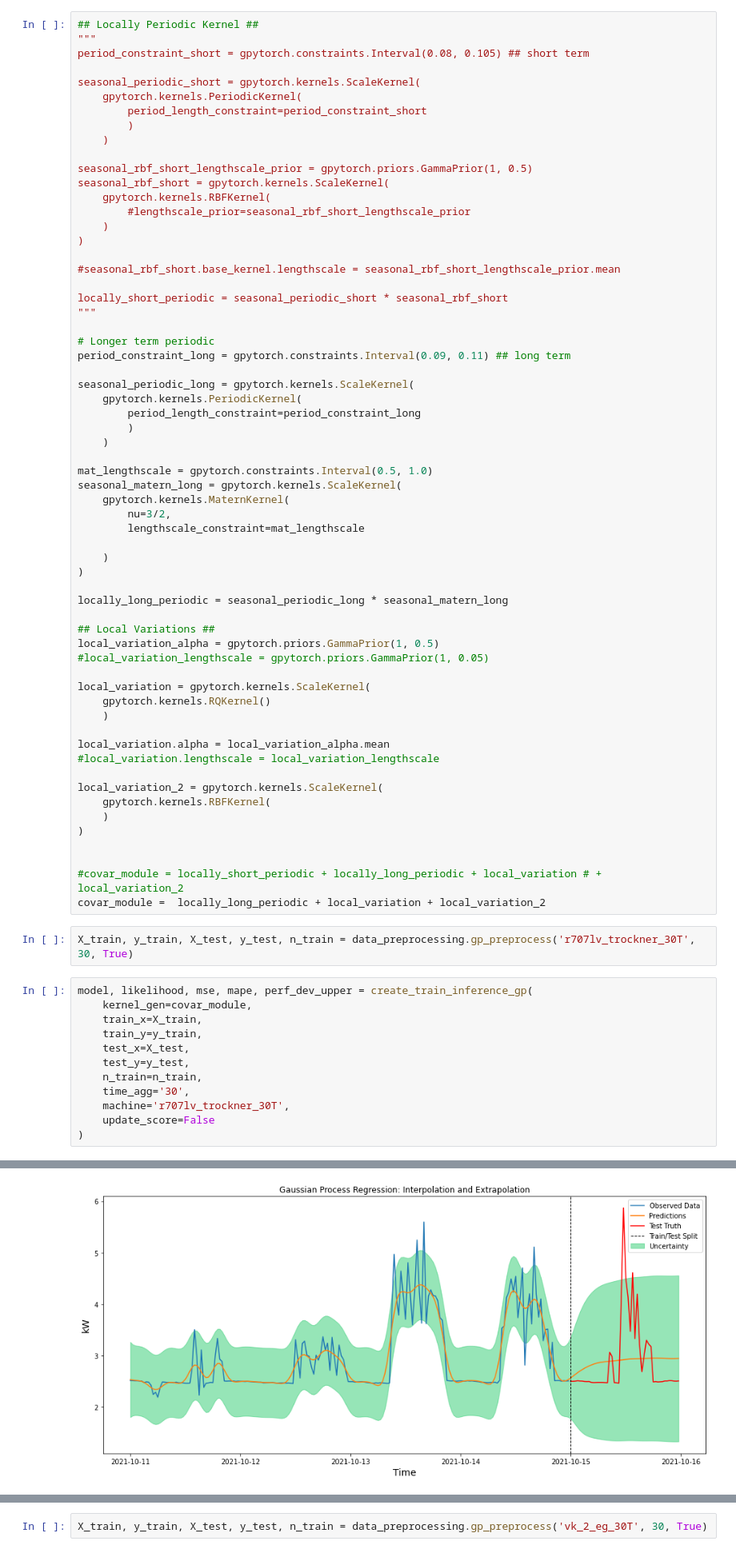
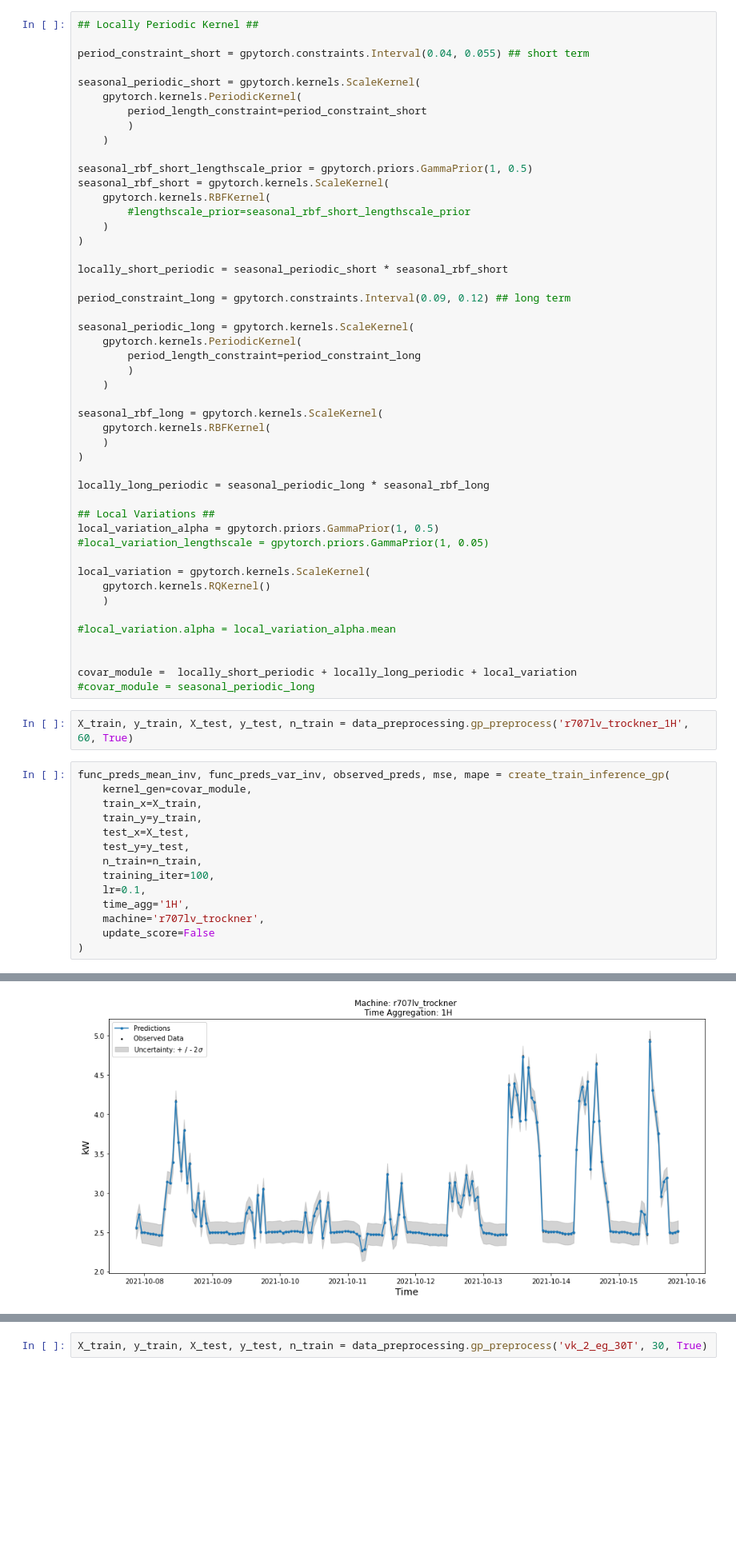
Before and after one commit to GStechschulte/energy-efficiency, a Jupyter notebook: models/time_series/GP_gassmann/group_2_gassmann/r707lv_trockner_GP.ipynb, the cells around one changed output, grey strips where cells are left out. Shown at 80% size. Drawn from its saved outputs; the diff is of its cells as text; blank space fills up the shorter version.

Commit message:
mainly group 2 machines

```diff
--- a/models/time_series/GP_gassmann/group_2_gassmann/r707lv_trockner_GP.ipynb
+++ b/models/time_series/GP_gassmann/group_2_gassmann/r707lv_trockner_GP.ipynb
@@ -72,8 +72,8 @@ local_variation_2 = gpytorch.kernels.ScaleKernel(
 covar_module =  locally_long_periodic + local_variation + local_variation_2
 # %%
 ## Locally Periodic Kernel ##
-"""
-period_constraint_short = gpytorch.constraints.Interval(0.08, 0.105) ## short term
+
+period_constraint_short = gpytorch.constraints.Interval(0.04, 0.055) ## short term
 
 seasonal_periodic_short = gpytorch.kernels.ScaleKernel(
     gpytorch.kernels.PeriodicKernel(
@@ -88,13 +88,9 @@ seasonal_rbf_short = gpytorch.kernels.ScaleKernel(
     )
 )
 
-#seasonal_rbf_short.base_kernel.lengthscale = seasonal_rbf_short_lengthscale_prior.mean
+locally_short_periodic = seasonal_periodic_short * seasonal_rbf_short
 
-locally_short_periodic = seasonal_periodic_short * seasonal_rbf_short
-"""
-
-# Longer term periodic
-period_constraint_long = gpytorch.constraints.Interval(0.09, 0.11) ## long term
+period_constraint_long = gpytorch.constraints.Interval(0.09, 0.12) ## long term
 
 seasonal_periodic_long = gpytorch.kernels.ScaleKernel(
     gpytorch.kernels.PeriodicKernel(
@@ -102,16 +98,12 @@ seasonal_periodic_long = gpytorch.kernels.ScaleKernel(
         )
     )
 
-mat_lengthscale = gpytorch.constraints.Interval(0.5, 1.0)
-seasonal_matern_long = gpytorch.kernels.ScaleKernel(
-    gpytorch.kernels.MaternKernel(
-        nu=3/2,
-        lengthscale_constraint=mat_lengthscale
-
+seasonal_rbf_long = gpytorch.kernels.ScaleKernel(
+    gpytorch.kernels.RBFKernel(
     )
 )
 
-locally_long_periodic = seasonal_periodic_long * seasonal_matern_long
+locally_long_periodic = seasonal_periodic_long * seasonal_rbf_long
 
 ## Local Variations ##
 local_variation_alpha = gpytorch.priors.GammaPrior(1, 0.5)
@@ -121,29 +113,25 @@ local_variation = gpytorch.kernels.ScaleKernel(
     gpytorch.kernels.RQKernel()
     )
 
-local_variation.alpha = local_variation_alpha.mean
-#local_variation.lengthscale = local_variation_lengthscale
-
-local_variation_2 = gpytorch.kernels.ScaleKernel(
-    gpytorch.kernels.RBFKernel(
-    )
-)
+#local_variation.alpha = local_variation_alpha.mean
 
 
-#covar_module = locally_short_periodic + locally_long_periodic + local_variation # + local_variation_2
-covar_module =  locally_long_periodic + local_variation + local_variation_2
+covar_module =  locally_short_periodic + locally_long_periodic + local_variation
+#covar_module = seasonal_periodic_long
 # %%
-X_train, y_train, X_test, y_test, n_train = data_preprocessing.gp_preprocess('r707lv_trockner_30T', 30, True)
+X_train, y_train, X_test, y_test, n_train = data_preprocessing.gp_preprocess('r707lv_trockner_1H', 60, True)
 # %%
-model, likelihood, mse, mape, perf_dev_upper = create_train_inference_gp(
+func_preds_mean_inv, func_preds_var_inv, observed_preds, mse, mape = create_train_inference_gp(
     kernel_gen=covar_module,
     train_x=X_train,
     train_y=y_train,
     test_x=X_test,
     test_y=y_test,
     n_train=n_train,
-    time_agg='30',
-    machine='r707lv_trockner_30T',
+    training_iter=100,
+    lr=0.1,
+    time_agg='1H',
+    machine='r707lv_trockner',
     update_score=False
 )
 # %% [output]
@@ -167 +155 @@ Iter 100 , Loss = 0.8295338859062742 , Noise = 0.18759293854236603
-[figure, old version]
+[figure, new version]
```
Also changed, not shown: parts of 3 cells of this notebook, 7 other files.
